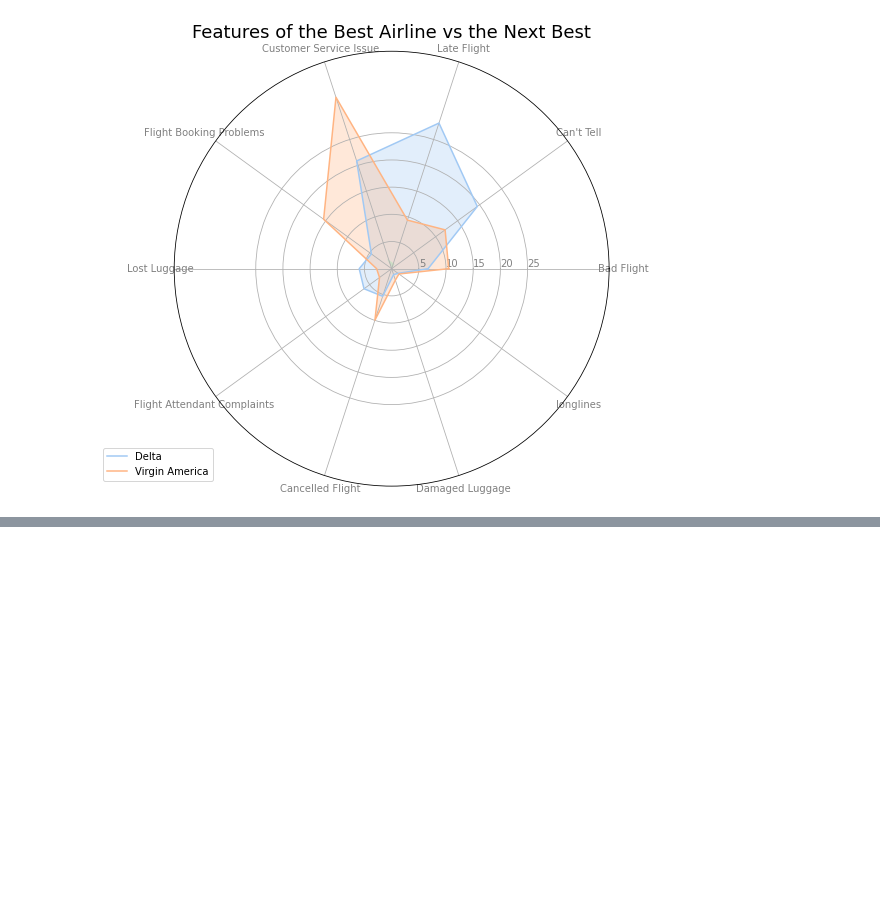
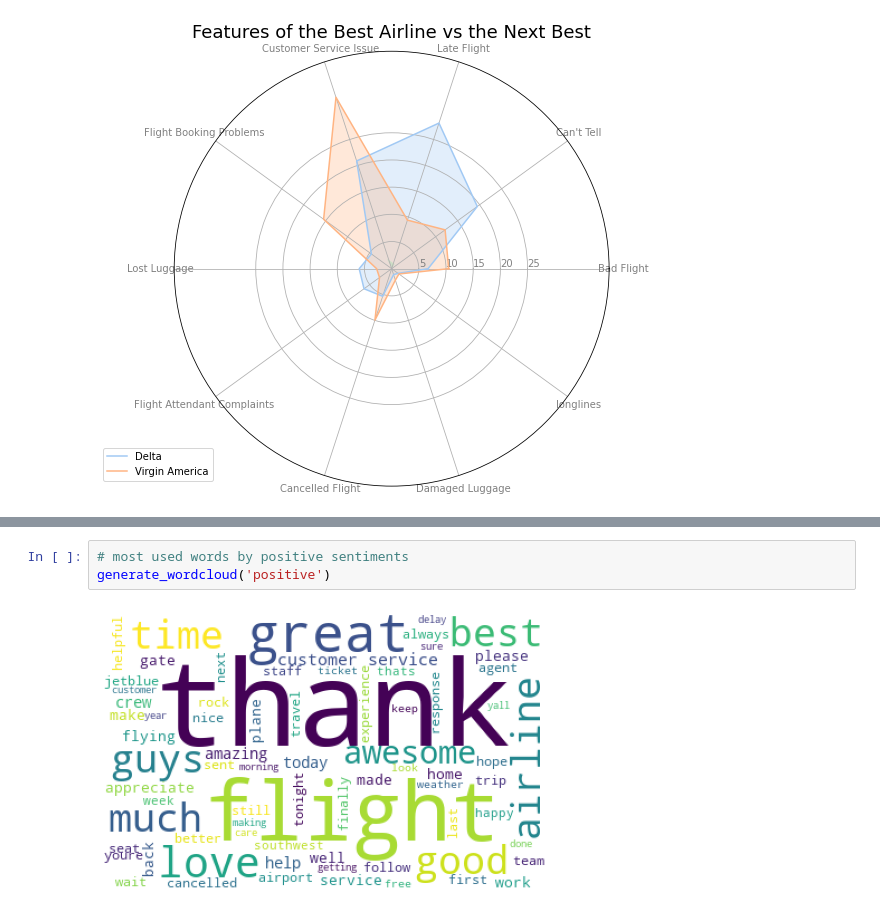
Before and after one commit to skacem/Business-Analytics, a Jupyter notebook: Sentiment_Analysis/USAirline.ipynb, the cells around one changed output, grey strips where cells are left out. Cells and saved outputs as stored; diff of their text form; blank space fills up the shorter version.

```diff
--- a/Sentiment_Analysis/USAirline.ipynb
+++ b/Sentiment_Analysis/USAirline.ipynb
@@ -332,0 +354,5 @@ plt.show()
+# %%
+# most used words by positive sentiments
+generate_wordcloud('positive')
+# %% [output]
+[figure, added]
```
Also changed, not shown: parts of 8 cells of this notebook.
